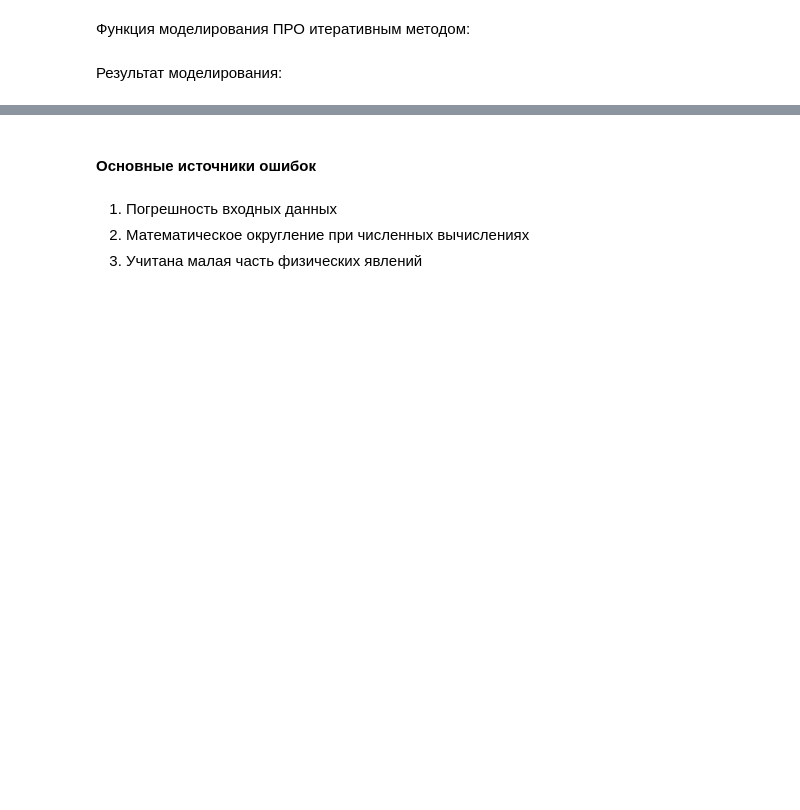
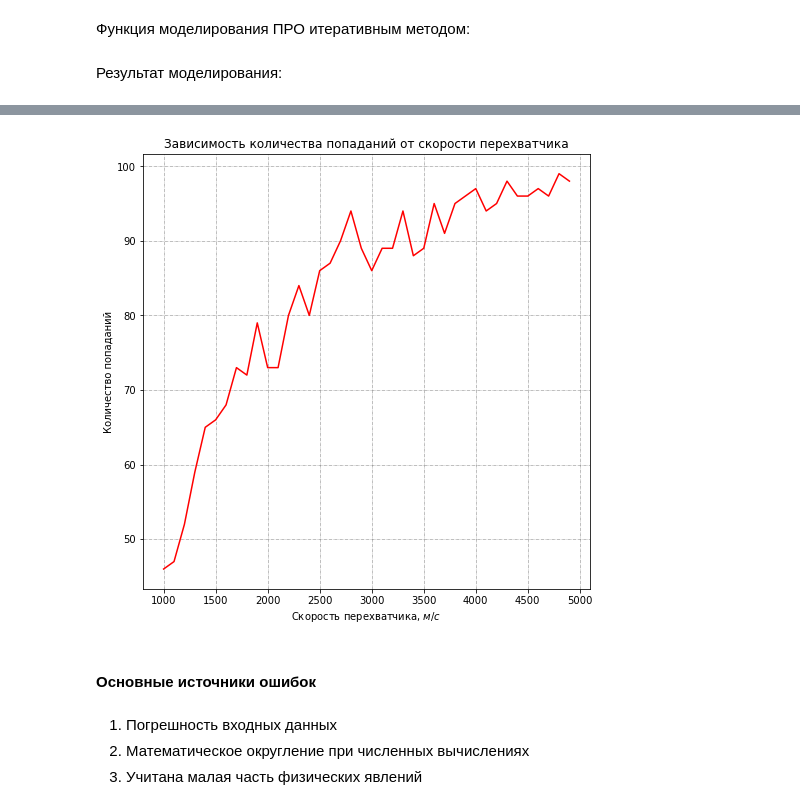
Before and after one commit to Gusarov2906/MathModeling_Course, a Jupyter notebook: Lab3/Lab3.ipynb, the cells around one changed output, grey strips where cells are left out. Cells and saved outputs as stored; diff of their text form; code cells hidden in the pictures; blank space fills up the shorter version.

```diff
--- a/Lab3/Lab3.ipynb
+++ b/Lab3/Lab3.ipynb
@@ -339,3 +382,16 @@ beta: 4.940905911584019°
+# %%
+def dependence_number_hits_on_speed_interceptor(speeds, res):
+    plt.plot(speeds, res, 'r')
+    plt.title("Зависимость количества попаданий от скорости перехватчика")
+    plt.xlabel("Скорость перехватчика, $ м/c $")
+    plt.ylabel("Количество попаданий")
+    plt.grid(color = 'grey', linestyle = '-.', linewidth = 0.5)
+# %%
+speeds = range(1000, 5000, 100)
+res = [46, 47, 52, 59, 65, 66, 68, 73, 72, 79, 73, 73, 80, 84, 80, 86, 87, 90, 94, 89, 86, 89, 89, 94, 88, 89, 95, 91, 95, 96, 97, 94, 95, 98, 96, 96, 97, 96, 99, 98]
+dependence_number_hits_on_speed_interceptor(speeds, res)
+# %% [output]
+[figure, added]
 # %% [markdown]
 #### Основные источники ошибок
 # %% [markdown]
```
Also changed, not shown: parts of 8 cells of this notebook.
